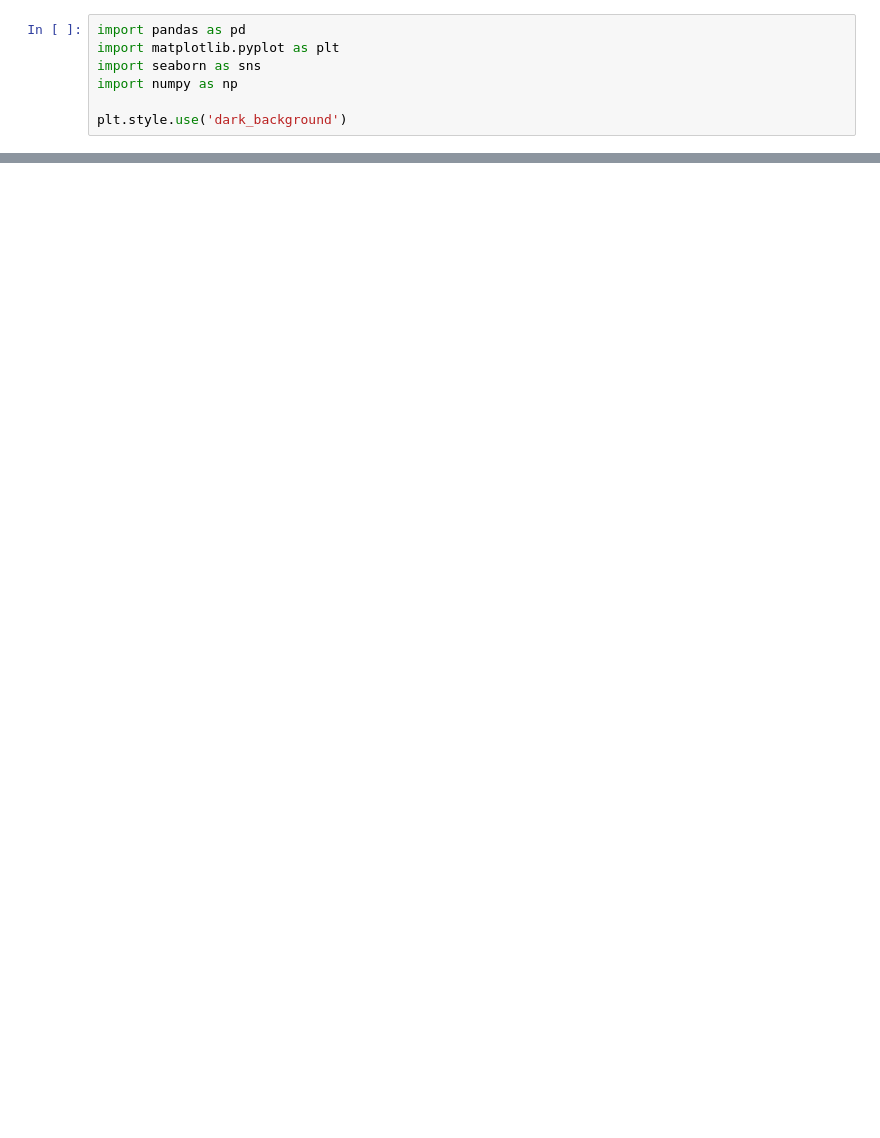
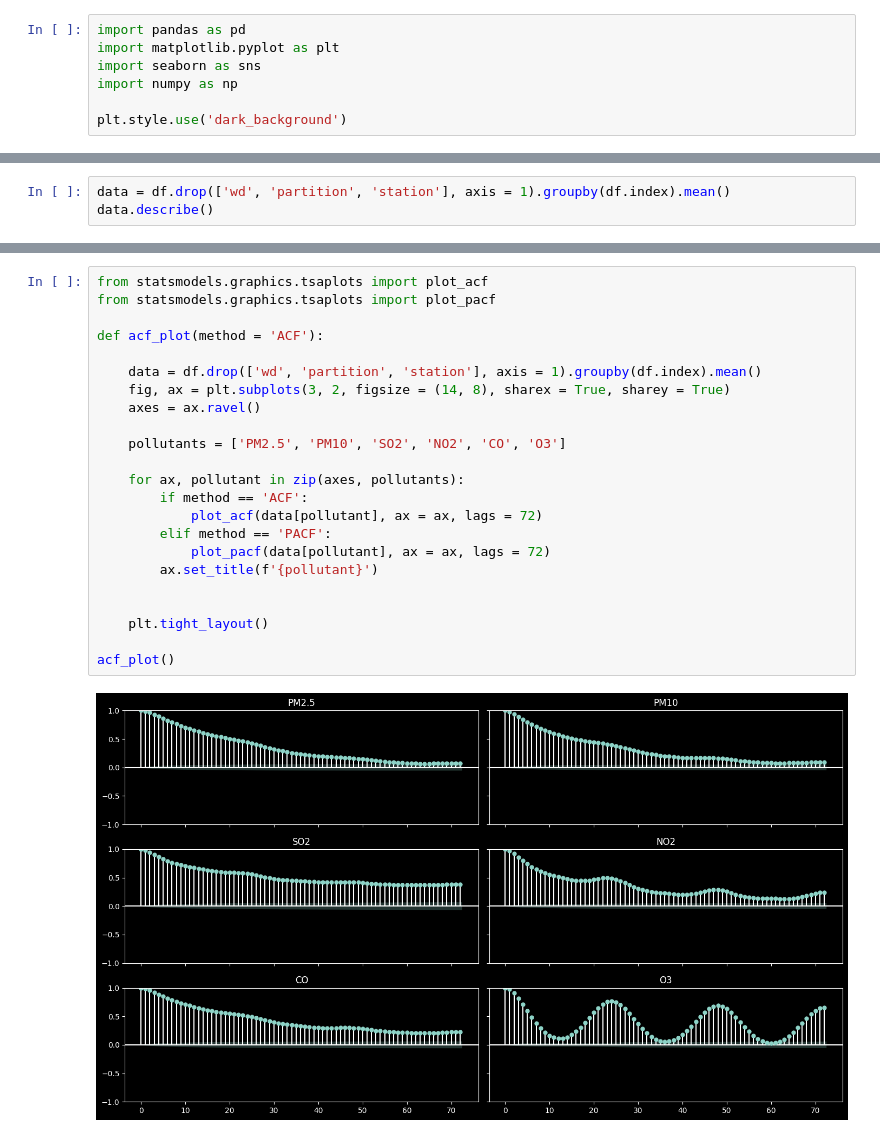
Before and after one commit to justinwhare/Air-Quality-Forecasting, a Jupyter notebook: EDA.ipynb, the cells around one changed output, grey strips where cells are left out. Saved outputs shown, nothing was run; the diff lists cells and outputs as text; blank space fills up the shorter version.

```diff
--- a/EDA.ipynb
+++ b/EDA.ipynb
@@ -79,0 +58,3 @@ df_interp[df_interp.select_dtypes(include='float64').columns].describe()
+# %%
+data = df.drop(['wd', 'partition', 'station'], axis = 1).groupby(df.index).mean()
+data.describe()
@@ -145,0 +174,25 @@ correlation_scatter(df_interp, 'PM2.5', 'PM10')
+# %%
+from statsmodels.graphics.tsaplots import plot_acf
+from statsmodels.graphics.tsaplots import plot_pacf
+
+def acf_plot(method = 'ACF'):
+
+    data = df.drop(['wd', 'partition', 'station'], axis = 1).groupby(df.index).mean()
+    fig, ax = plt.subplots(3, 2, figsize = (14, 8), sharex = True, sharey = True)
+    axes = ax.ravel()
+
+    pollutants = ['PM2.5', 'PM10', 'SO2', 'NO2', 'CO', 'O3']
+
+    for ax, pollutant in zip(axes, pollutants):
+        if method == 'ACF':
+            plot_acf(data[pollutant], ax = ax, lags = 72)
+        elif method == 'PACF':
+            plot_pacf(data[pollutant], ax = ax, lags = 72)
+        ax.set_title(f'{pollutant}')
+
+
+    plt.tight_layout()
+
+acf_plot()
+# %% [output]
+[figure, added]
```
Also changed, not shown: parts of 17 cells of this notebook.
